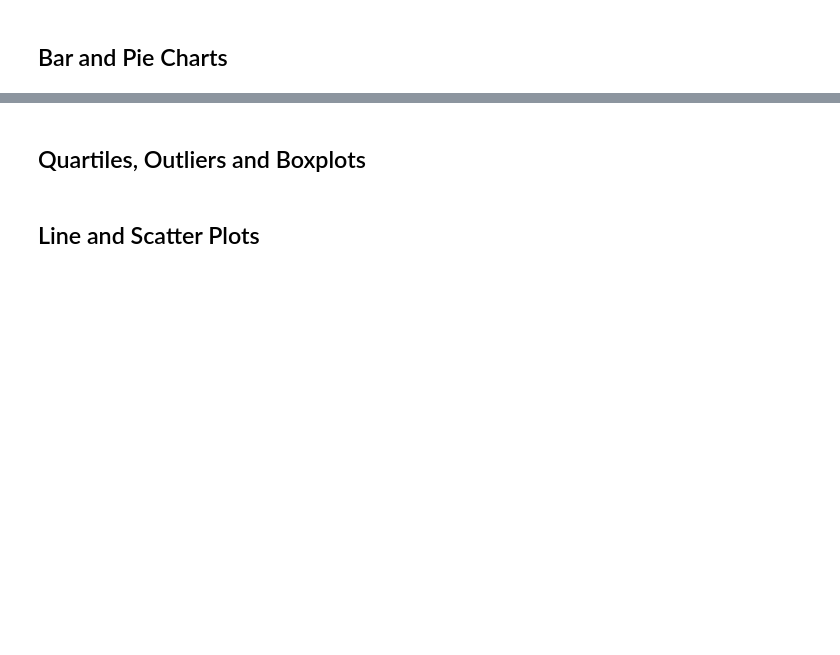
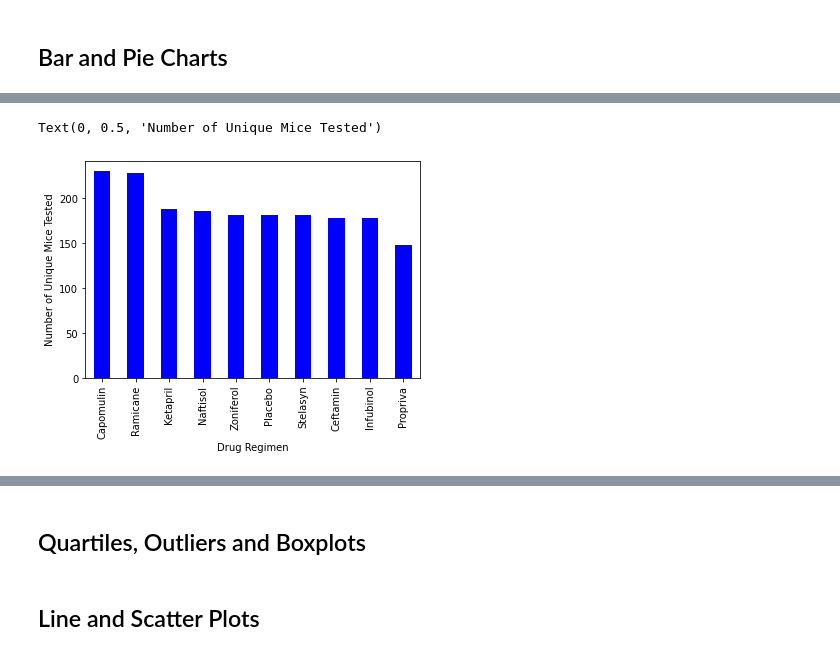
Before and after one commit to bjwlknsn/Power-of-Plots, a Jupyter notebook: pymaceuticals.ipynb, the cells around one changed output, grey strips where cells are left out. Saved outputs shown, nothing was run; the diff lists cells and outputs as text; code cells hidden in the pictures; blank space fills up the shorter version.

Commit message:
Inital bar and pie charts.

```diff
--- a/pymaceuticals.ipynb
+++ b/pymaceuticals.ipynb
@@ -72,4 +117,7 @@ number_mice2
 # %% [markdown]
 ## Bar and Pie Charts
 # %%
-# Generate a bar plot showing the total number of measurements taken on each drug regimen using pandas.
+# Generate a bar plot showing the total number of measurements taken on each drug regimen using pandas
+
+count_mice_df=clean_df["Drug Regimen"].value_counts()
+count_mice_df
@@ -76,2 +136,9 @@ number_mice2
+# %%
+plot_pandas = count_mice_df.plot.bar(color='b')
+plt.xlabel("Drug Regimen")
+plt.ylabel("Number of Unique Mice Tested")
+# %% [output]
+Text(0, 0.5, 'Number of Unique Mice Tested')
+[figure, added]
 # %%
 # Generate a bar plot showing the total number of measurements taken on each drug regimen using pyplot.
```
Also changed, not shown: parts of 9 cells of this notebook.
